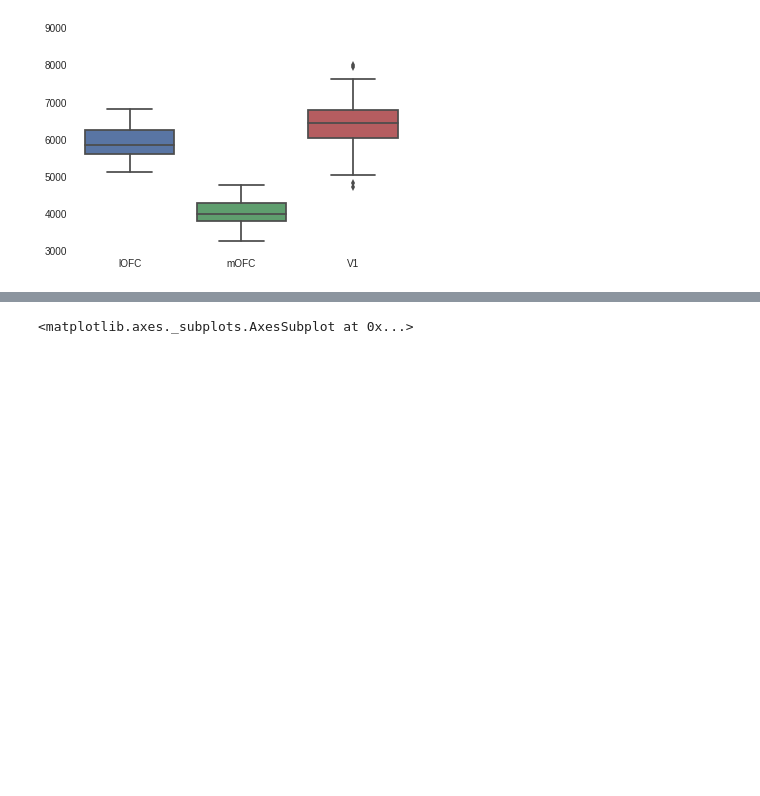
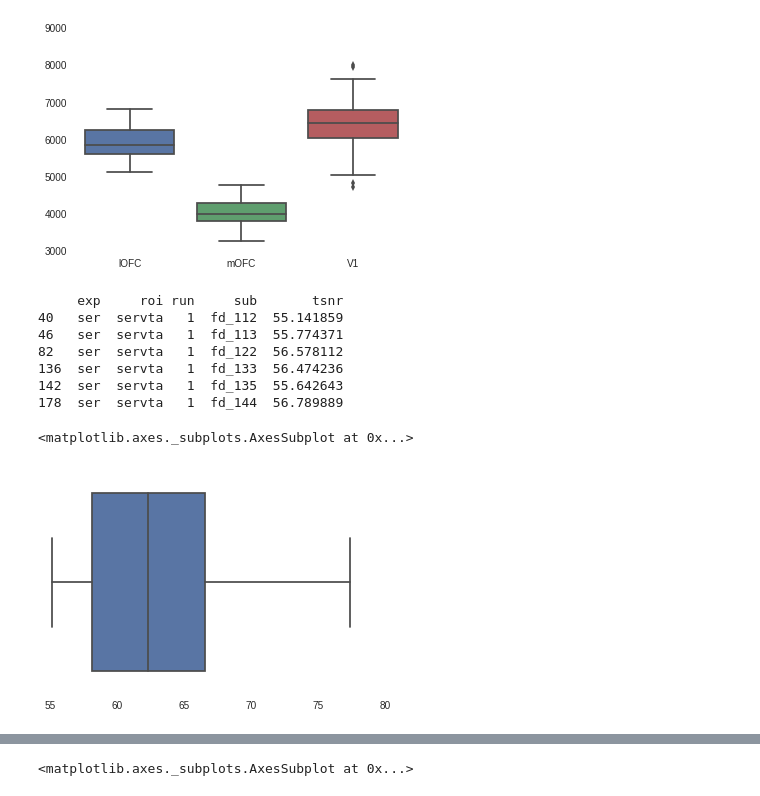
Before and after one commit to iancballard/fd_fmri, a Jupyter notebook: extract_rois.ipynb, the cells around one changed output, grey strips where cells are left out. Cells and saved outputs as stored; diff of their text form; code cells hidden in the pictures; blank space fills up the shorter version.

```diff
--- a/extract_rois.ipynb
+++ b/extract_rois.ipynb
@@ -212 +220,18 @@ tsnr_df = pd.read_csv(home_dir + '/tsnr_ffx.csv')
+# %%
+# tsnr_df = pd.read_csv(home_dir + '/tsnr_ffx.csv')
+tsnr = tsnr_df[tsnr_df['roi']=='servta']['tsnr'].values
+thresh = np.nanmean(tsnr) - 1* np.nanstd(tsnr)
+a = tsnr_df[tsnr_df['tsnr'] < thresh]
+print a[a['roi']=='servta']
+sns.boxplot(tsnr_df[tsnr_df['roi']=='servta']['tsnr'].values)
+# %% [output]
+     exp     roi run     sub       tsnr
+40   ser  servta   1  fd_112  55.141859
+46   ser  servta   1  fd_113  55.774371
+82   ser  servta   1  fd_122  56.578112
+136  ser  servta   1  fd_133  56.474236
+142  ser  servta   1  fd_135  55.642643
+178  ser  servta   1  fd_144  56.789889
+<matplotlib.axes._subplots.AxesSubplot at 0x...>
+[figure, added]
 # %%
```
Also changed, not shown: parts of 12 cells of this notebook.
